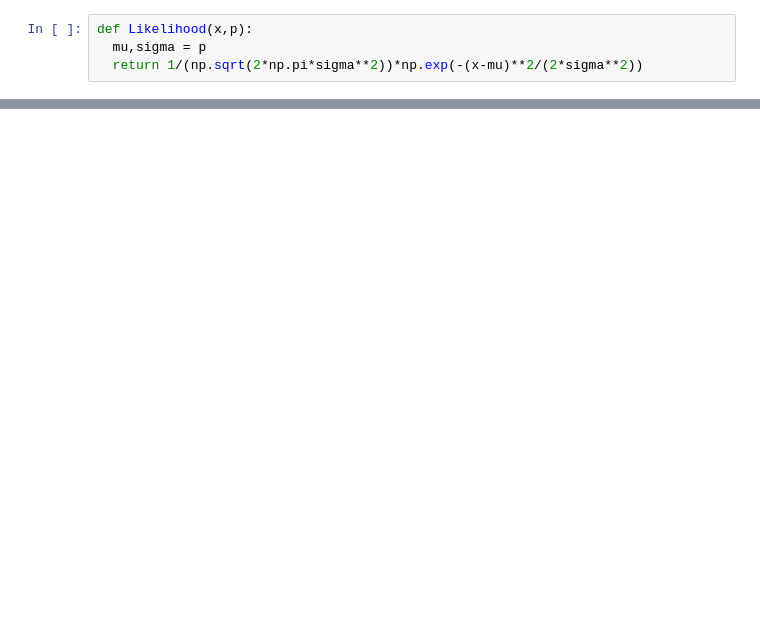
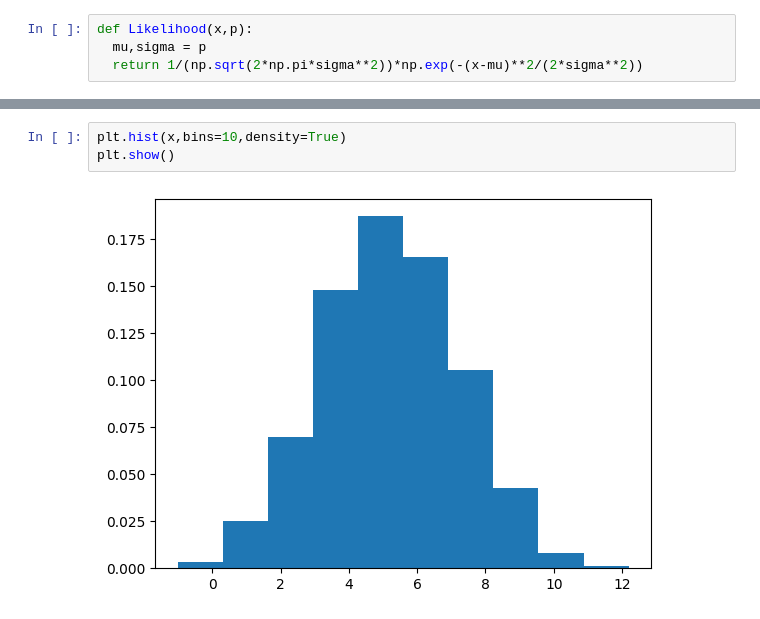
Before and after one commit to Metodoscomputacionales1/Metodos1_PedroAngarita_SimonUribe, a Jupyter notebook: Semana14/AlgoritmoMetropolis.ipynb, the cells around one changed output, grey strips where cells are left out. Drawn from its saved outputs; the diff is of its cells as text; blank space fills up the shorter version.

```diff
--- a/Semana14/AlgoritmoMetropolis.ipynb
+++ b/Semana14/AlgoritmoMetropolis.ipynb
@@ -24,0 +75,5 @@ def metropolis(likelihood,p,x0=0,a=1,NSTeps=int(1e3),burned=1000):
+# %%
+plt.hist(x,bins=10,density=True)
+plt.show()
+# %% [output]
+[figure, added]
```
Also changed, not shown: parts of 4 cells of this notebook.
